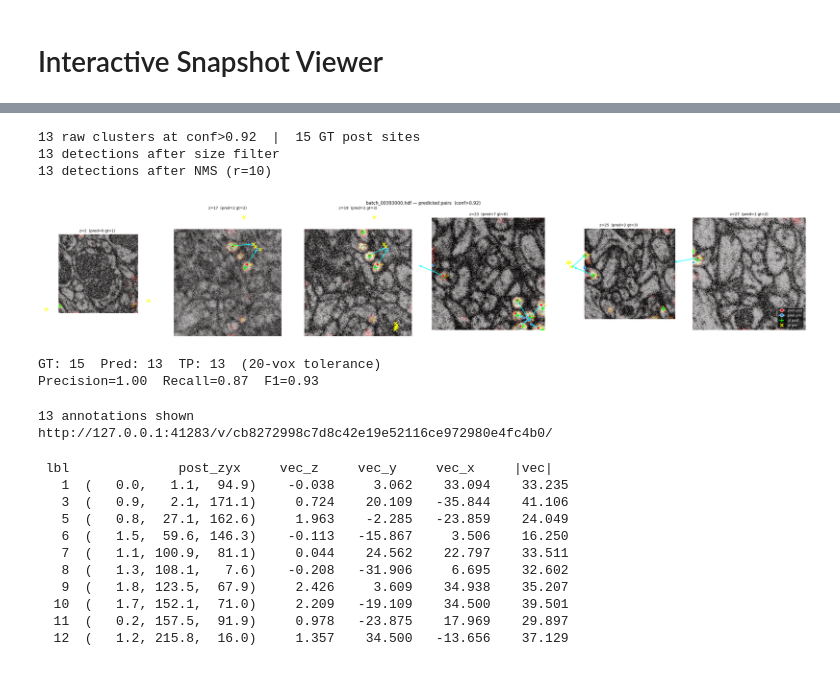
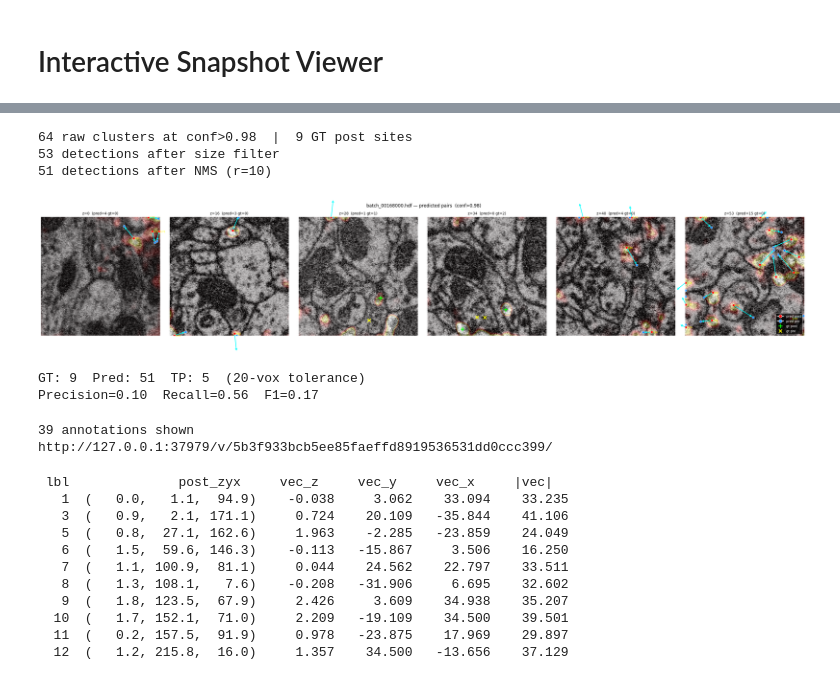
Before and after one commit to Heinze-lab/SynPred, a Jupyter notebook: view_snap.ipynb, the cells around one changed output, grey strips where cells are left out. Cells and saved outputs as stored; diff of their text form; code cells hidden in the pictures.

```diff
--- a/view_snap.ipynb
+++ b/view_snap.ipynb
@@ -11,7 +11,7 @@ import ipywidgets as widgets
 from IPython.display import display, clear_output
 
 # ── config ───────────────────────────────────────────────────────────────────
-SNAPSHOT_DIR = './snapshots_small_blob_8'
+SNAPSHOT_DIR = './snapshots_small_blob_11'
 # ─────────────────────────────────────────────────────────────────────────────
 
 def find_snapshots():
@@ -328,8 +314,8 @@ VBox(children=(HBox(children=(Select(description='Snapshot:', index=70, layout=L
 from scipy import ndimage as ndi
 
 # ── params ───────────────────────────────────────────────────────────────────
-snap_path  = snaps[-2]   # change to any snapshot
-conf_thr   = 0.92        # match your conf min slider
+snap_path  = snaps[-1]   # change to any snapshot
+conf_thr   = 0.98      # match your conf min slider
 size_thr   = 5           # min voxels per detection
 nms_radius = 10          # suppress detections within this many vox
 # ─────────────────────────────────────────────────────────────────────────────
@@ -350,7 +336,7 @@ for gc in gt_cents:
 gt_pre_cents = np.array(gt_pre_cents) if len(gt_pre_cents) else np.zeros((0,3))
 
 # threshold + connected components
-binary      = (d['pred_mask'] > conf_thr).astype(np.uint8)
+binary      = (d['pred_mask'] > 0.7).astype(np.uint8)
 labeled, n  = ndi.label(binary)
 print(f'{n} raw clusters at conf>{conf_thr}  |  {n_gt} GT post sites')
 
@@ -450,39 +436,39 @@ else:
         n_gt_near = len(gt_cents[np.abs(gt_cents[:,0] - z) < 2]) if len(gt_cents) else 0
         ax.set_title(f'z={z}  (pred={near.sum()} gt={n_gt_near})', fontsize=9)
         ax.axis('off')
 
     from matplotlib.lines import Line2D
     axes[-1].legend(
         handles=[
             Line2D([0],[0], marker='o', color='w', markerfacecolor='red',        ms=8, label='pred post'),
             Line2D([0],[0], marker='o', color='w', markerfacecolor='dodgerblue', ms=8, label='pred pre'),
             Line2D([0],[0], marker='+', color='lime',   ms=10, mew=2, lw=0,      label='gt post'),
             Line2D([0],[0], marker='x', color='yellow', ms=8,  mew=2, lw=0,      label='gt pre'),
         ],
         loc='lower right', fontsize=8, framealpha=0.7,
         facecolor='black', labelcolor='white'
     )
     fig.suptitle(f'{os.path.basename(snap_path)} — predicted pairs  (conf>{conf_thr})', fontsize=11)
     plt.tight_layout()
     plt.show()
 
     # F1 using GT centroids
     if n_gt > 0 and len(post_centroids) > 0:
         from scipy.spatial.distance import cdist
         dists = cdist(post_centroids, gt_cents)
         tp   = (dists.min(axis=1) < 20).sum()
         prec = tp / len(post_centroids)
         rec  = tp / n_gt
         f1   = 2*prec*rec / (prec+rec+1e-8)
         print(f'GT: {n_gt}  Pred: {len(post_centroids)}  TP: {tp}  (20-vox tolerance)')
         print(f'Precision={prec:.2f}  Recall={rec:.2f}  F1={f1:.2f}')
 # %% [output]
-13 raw clusters at conf>0.92  |  15 GT post sites
-13 detections after size filter
-13 detections after NMS (r=10)
+64 raw clusters at conf>0.98  |  9 GT post sites
+53 detections after size filter
+51 detections after NMS (r=10)
-[figure, old version]
+[figure, new version]
-GT: 15  Pred: 13  TP: 13  (20-vox tolerance)
-Precision=1.00  Recall=0.87  F1=0.93
+GT: 9  Pred: 51  TP: 5  (20-vox tolerance)
+Precision=0.10  Recall=0.56  F1=0.17
 # %%
 
 # ── Neuroglancer viewer for snapshot ─────────────────────────────────────────
@@ -593,8 +579,8 @@ with viewer.txn() as s:
 print(f'{len(annotations)} annotations shown')
 print(viewer)
 # %% [output]
-13 annotations shown
-http://127.0.0.1:41283/v/cb8272998c7d8c42e19e52116ce972980e4fc4b0/
+39 annotations shown
+http://127.0.0.1:37979/v/5b3f933bcb5ee85faeffd8919536531dd0ccc399/
 # %%
 
 # ── Print vector stats for latest snapshot ───────────────────────────────────
```
Also changed, not shown: parts of 2 cells of this notebook, 4 other files.
